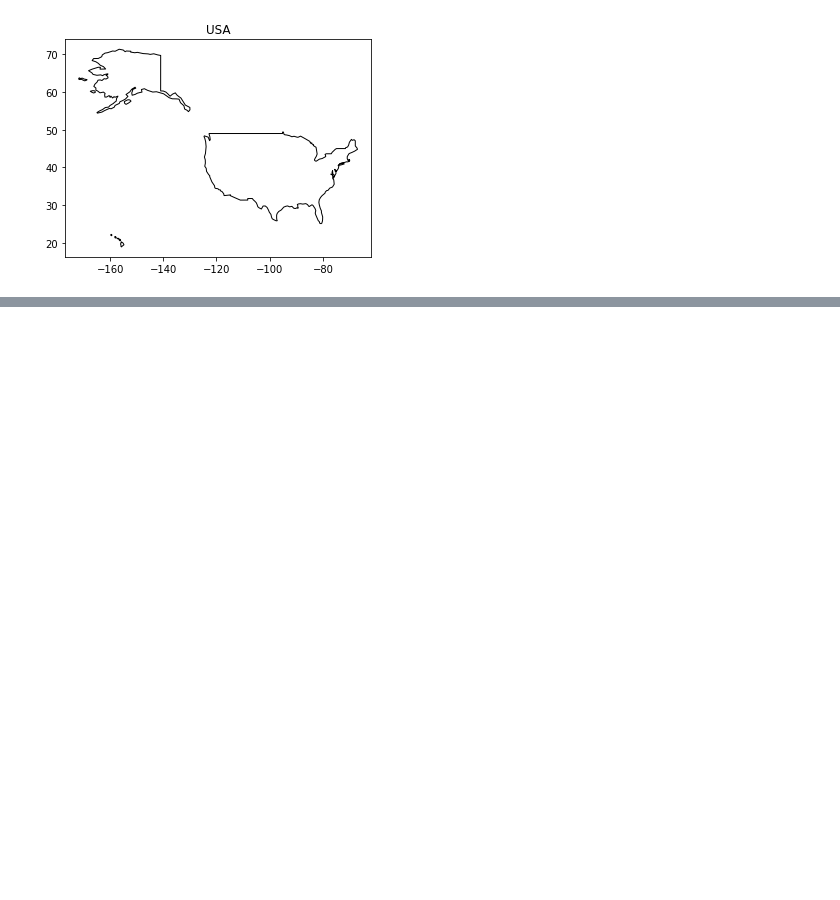
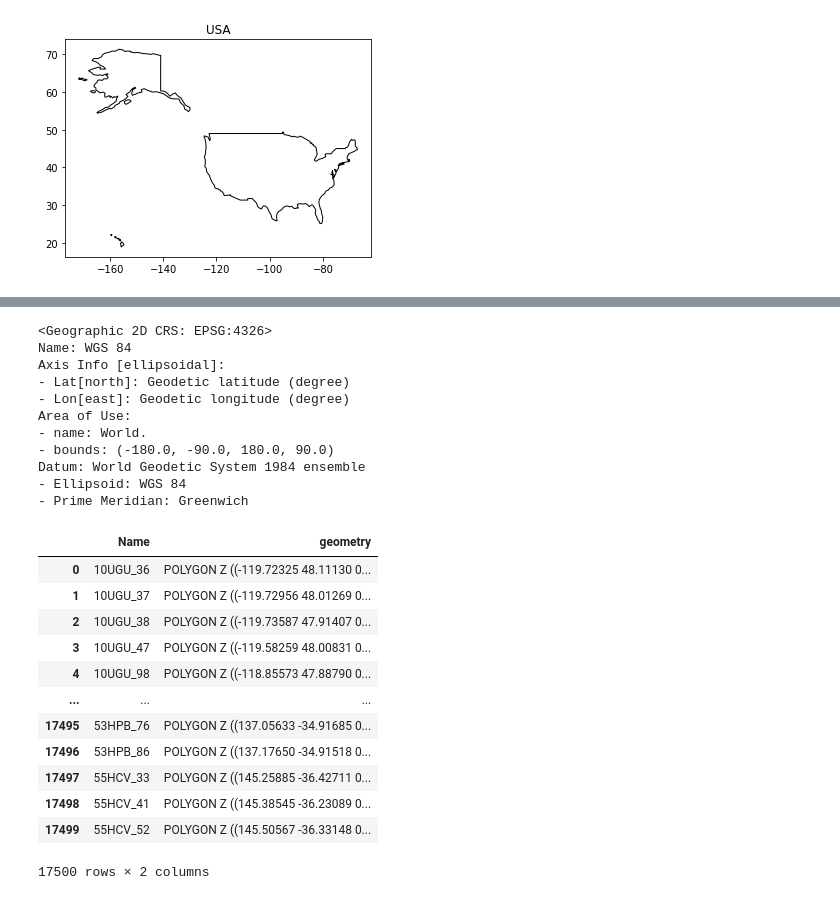
Before and after one commit to bstee615/bounding-box-coverage, a Jupyter notebook: usa.ipynb, the cells around one changed output, grey strips where cells are left out. Saved outputs shown, nothing was run; the diff lists cells and outputs as text; code cells hidden in the pictures; blank space fills up the shorter version.

```diff
--- a/usa.ipynb
+++ b/usa.ipynb
@@ -52,0 +69,32 @@ Datum: World Geodetic System 1984 ensemble
+# %%
+# 10-way subtiles
+# subtiles_df = gpd.read_file('output/covering_tiles_split10.json')
+subtiles_df = gpd.read_file('output_split10/covering_tiles.json')
+subtiles_df = subtiles_df.rename(columns={'TileName': 'Name'})
+print(repr(subtiles_df.crs))
+subtiles_df
+# %% [output]
+<Geographic 2D CRS: EPSG:4326>
+Name: WGS 84
+Axis Info [ellipsoidal]:
+- Lat[north]: Geodetic latitude (degree)
+- Lon[east]: Geodetic longitude (degree)
+Area of Use:
+- name: World.
+- bounds: (-180.0, -90.0, 180.0, 90.0)
+Datum: World Geodetic System 1984 ensemble
+- Ellipsoid: WGS 84
+- Prime Meridian: Greenwich
+|  | Name | geometry |
+| 0 | 10UGU_36 | POLYGON Z ((-119.72325 48.11130 0... |
+| 1 | 10UGU_37 | POLYGON Z ((-119.72956 48.01269 0... |
+| 2 | 10UGU_38 | POLYGON Z ((-119.73587 47.91407 0... |
+| 3 | 10UGU_47 | POLYGON Z ((-119.58259 48.00831 0... |
+| 4 | 10UGU_98 | POLYGON Z ((-118.85573 47.88790 0... |
+| ... | ... | ... |
+| 17495 | 53HPB_76 | POLYGON Z ((137.05633 -34.91685 0... |
+| 17496 | 53HPB_86 | POLYGON Z ((137.17650 -34.91518 0... |
+| 17497 | 55HCV_33 | POLYGON Z ((145.25885 -36.42711 0... |
+| 17498 | 55HCV_41 | POLYGON Z ((145.38545 -36.23089 0... |
+| 17499 | 55HCV_52 | POLYGON Z ((145.50567 -36.33148 0... |
+17500 rows × 2 columns
```
Also changed, not shown: parts of 5 cells of this notebook.
